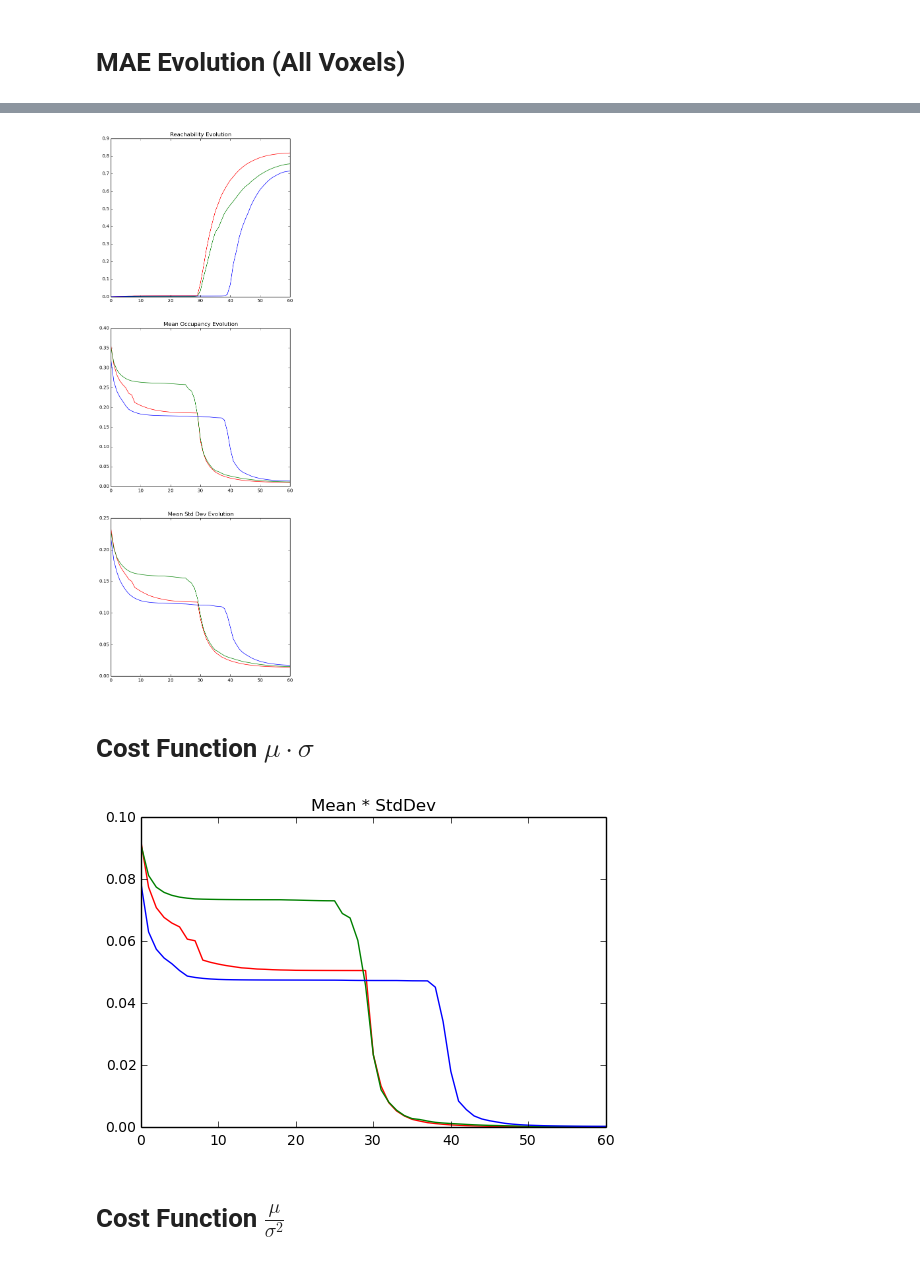
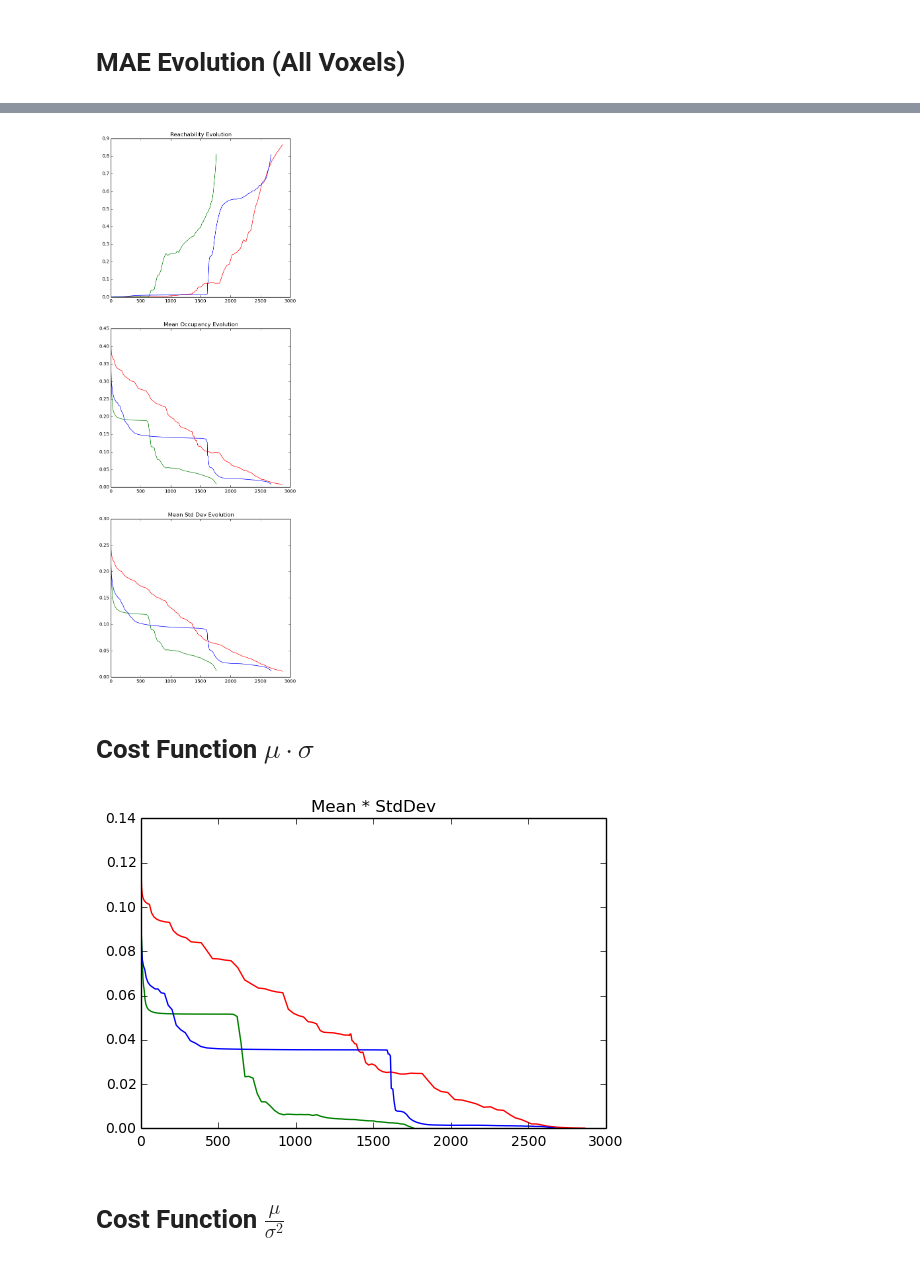
Before and after one commit to pnvyshnav/smap_PD, a Jupyter notebook: stats/TrajectoryEvaluation.ipynb, the cells around one changed output, grey strips where cells are left out. Saved outputs shown, nothing was run; the diff lists cells and outputs as text; code cells hidden in the pictures.

```diff
--- a/stats/TrajectoryEvaluation.ipynb
+++ b/stats/TrajectoryEvaluation.ipynb
@@ -31,0 +52,8 @@ The trajectories look as follows:
+# %%
+%matplotlib inline
+ax = plt.subplot(111)
+plt.suptitle("Number of Voxels Reached within Timespan $\Delta_t$")
+ax.set_xlabel("Step")
+ax.set_ylabel("Number of Voxels")
+for i, spline in enumerate(splines):
+    ax.plot(spline.trajectoryTime, spline.trajectoryFutureVoxels, label=beliefName, c=colors[i%len(colors)])
@@ -33,12 +63,14 @@ The trajectories look as follows:
 # MAE Evolution (All Voxels)
 # %%
 %matplotlib inline
-colors = ["r", "g", "b"]
-#self.axis_fullError.set_title('Mean Absolute Error (MAE) Evolution over all Voxels')
+plt.suptitle("Mean Absolute Error (MAE) Evolution")
+ax = plt.subplot(111)
+ax.set_xlabel("Time")
+ax.set_ylabel("MAE")
 for i, spline in enumerate(splines):
-    beliefName = 'Spline #{} - SMAP'.format(i)
-    logOddsName = 'Spline #{} - Log Odds'.format(i)
-    plt.plot(spline.errorEvolutionBelief, label=beliefName, c=colors[i%len(colors)])
-    plt.plot(spline.errorEvolutionLogOdds, label=logOddsName, linestyle='dashed', c=colors[i%len(colors)])
-#plt.legend()
+    beliefName = 'Spline {} - SMAP'.format(i)
+    logOddsName = 'Spline {} - Log Odds'.format(i)
+    ax.plot(spline.trajectoryTime, spline.errorEvolutionBelief, label=beliefName, c=colors[i%len(colors)])
+    ax.plot(spline.trajectoryTime, spline.errorEvolutionLogOdds, label=logOddsName, linestyle='dashed', c=colors[i%len(colors)])
+ax.legend()
 # %% [output]
@@ -48,54 +82,42 @@ for i, spline in enumerate(splines):
 # %%
 %matplotlib inline
 plt.figure(figsize=(7,21))
 sub = plt.subplot(311)
 sub.set_title("Reachability Evolution")
-#self.axis_fullError.set_title('Mean Absolute Error (MAE) Evolution over all Voxels')
 for i, spline in enumerate(splines):
-    beliefName = 'Spline #{} - SMAP'.format(i)
-    logOddsName = 'Spline #{} - Log Odds'.format(i)
     reachabilityBelief = np.array(spline.trajectoryOccupanciesBelief)
     reachabilityBelief = reachabilityBelief.reshape(-1, spline.trajectoryVoxels)
     ones = np.ones(reachabilityBelief.shape)
     reachabilityBelief = ones - reachabilityBelief
     reachabilityBelief = np.prod(reachabilityBelief, axis=1)
 
-
-
-    sub.plot(reachabilityBelief, label=beliefName, c=colors[i%len(colors)])
+    sub.plot(spline.trajectoryTime, reachabilityBelief, label=beliefName, c=colors[i%len(colors)])
     #plt.plot(spline.errorEvolutionLogOdds, label=logOddsName, linestyle='dashed', c=colors[i%len(colors)])
 #plt.legend()
 
 sub = plt.subplot(312)
 sub.set_title("Mean Occupancy Evolution")
 for i, spline in enumerate(splines):
-    beliefName = 'Spline #{} - SMAP'.format(i)
-    logOddsName = 'Spline #{} - Log Odds'.format(i)
     mean = np.array(spline.trajectoryOccupanciesBelief)
     mean = mean.reshape(-1, spline.trajectoryVoxels)
 
-    sub.plot(np.mean(mean, axis=1), label=beliefName, c=colors[i%len(colors)])
+    sub.plot(spline.trajectoryTime, np.mean(mean, axis=1), label=beliefName, c=colors[i%len(colors)])
 
 sub = plt.subplot(313)
 sub.set_title("Mean Std Dev Evolution")
 for i, spline in enumerate(splines):
-    beliefName = 'Spline #{} - SMAP'.format(i)
-    logOddsName = 'Spline #{} - Log Odds'.format(i)
     stddev = np.array(spline.trajectoryStdDevsBelief)
     stddev = stddev.reshape(-1, spline.trajectoryVoxels)
 
-    sub.plot(np.mean(stddev, axis=1), label=beliefName, c=colors[i%len(colors)])
+    sub.plot(spline.trajectoryTime, np.mean(stddev, axis=1), label=beliefName, c=colors[i%len(colors)])
 # %% [output]
-[figure, old version]
+[figure, new version]
 # %% [markdown]
 # Cost Function $\mu \cdot \sigma$
 # %%
 %matplotlib inline
 plt.title("Mean * StdDev")
-#self.axis_fullError.set_title('Mean Absolute Error (MAE) Evolution over all Voxels')
 for i, spline in enumerate(splines):
-    beliefName = 'Spline #{} - SMAP'.format(i)
-    logOddsName = 'Spline #{} - Log Odds'.format(i)
     mean = np.array(spline.trajectoryOccupanciesBelief)
     mean = mean.reshape(-1, spline.trajectoryVoxels)
     stddev = np.array(spline.trajectoryStdDevsBelief)
@@ -104,9 +126,9 @@ for i, spline in enumerate(splines):
     cost = np.mean(cost, axis=1)
 
 
-    plt.plot(cost, label=beliefName, c=colors[i%len(colors)])
+    plt.plot(spline.trajectoryTime, cost, label=beliefName, c=colors[i%len(colors)])
 # %% [output]
-[figure, old version]
+[figure, new version]
 # %% [markdown]
 # Cost Function $\frac{\mu}{\sigma^2}$
 # %%
```
Also changed, not shown: parts of 19 cells of this notebook, 11 other files.
